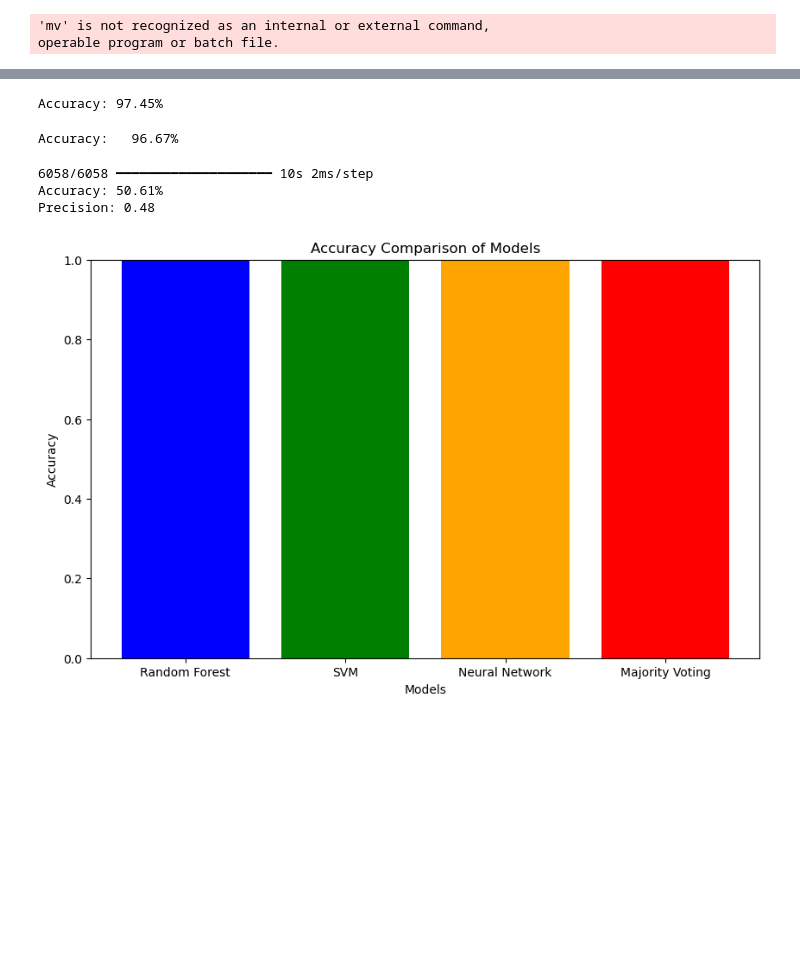
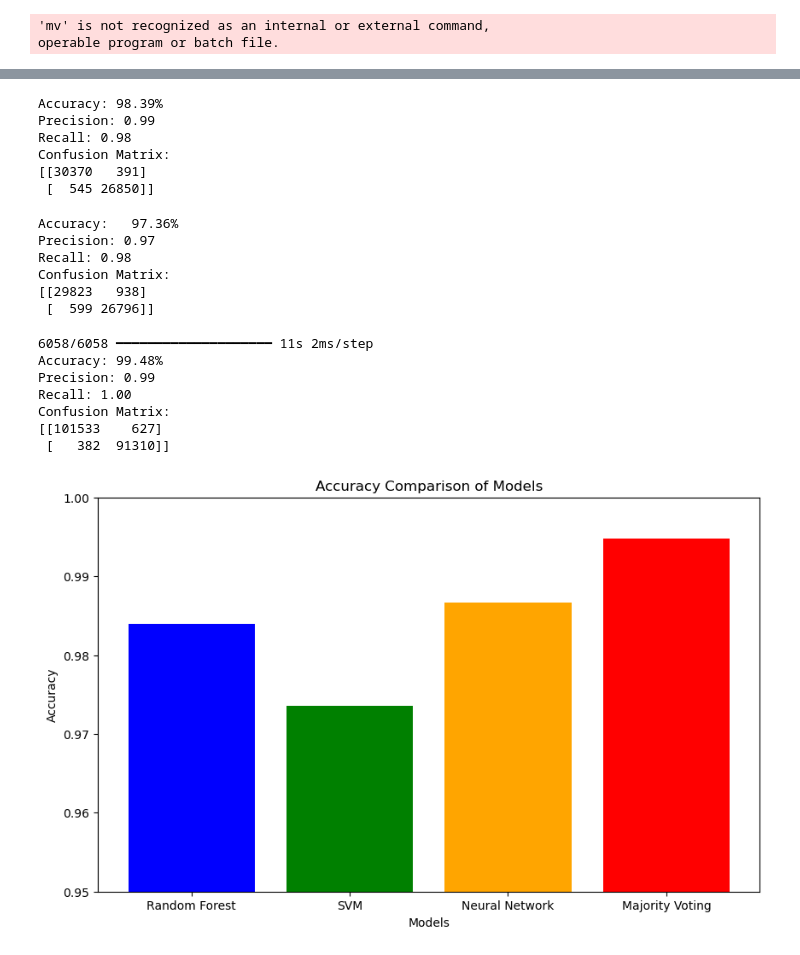
Before and after one commit to RaivoPoisu/SpamMail5, a Jupyter notebook: main.ipynb, the cells around one changed output, grey strips where cells are left out. Saved outputs shown, nothing was run; the diff lists cells and outputs as text; code cells hidden in the pictures; blank space fills up the shorter version.

```diff
--- a/main.ipynb
+++ b/main.ipynb
@@ -84,8 +85,13 @@ Neural, Nvector=Model.ReadModel2("Neural")
 # %%
 import Model
 importlib.reload(Model)
-modelRF=Model.RandomForestModel(SpamDataModel)
+modelRF,rf_pred,rf_acc,rf_prec,rf_recall,rf_cm=Model.RandomForestModel(SpamDataModel)
 # %% [output]
-Accuracy: 97.45%
+Accuracy: 98.39%
+Precision: 0.99
+Recall: 0.98
+Confusion Matrix:
+[[30370   391]
+ [  545 26850]]
 # %%
 importlib.reload(Model)
@@ -93,6 +99,3 @@ Model.SaveModel(modelRF,"RandomForestSec")
-# %%
-importlib.reload(Model)
-modelRF=Model.ReadModel("RandomForestSec")
 # %%
 ##############
 
@@ -106,9 +109,14 @@ modelRF=Model.ReadModel("RandomForestSec")
 # %%
 import Model
 importlib.reload(Model)
-SVModel=Model.SVM_Model(SpamDataModel)
+SVModel,svm_pred,svm_acc,svm_prec,svm_recall,svm_cm=Model.SVM_Model(SpamDataModel)
 # %% [output]
-Accuracy:   96.67%
+Accuracy:   97.36%
+Precision: 0.97
+Recall: 0.98
+Confusion Matrix:
+[[29823   938]
+ [  599 26796]]
 # %%
 importlib.reload(Model)
 Model.SaveModel(SVModel,"SVM")
@@ -127,11 +135,15 @@ Model.SaveModel(SVModel,"SVM")
 # %%
 import Model
 importlib.reload(Model)
-final_pred=Model.MajorityVotingModel(SpamDataTest, modelRF, SVModel, Neural)
+final_pred,final_acc,final_prec,final_recall,final_cm=Model.MajorityVotingModel(SpamDataModel, modelRF, SVModel, Neural)
 # %% [output]
-6058/6058 ━━━━━━━━━━━━━━━━━━━━ 10s 2ms/step
-Accuracy: 50.61%
-Precision: 0.48
+6058/6058 ━━━━━━━━━━━━━━━━━━━━ 11s 2ms/step
+Accuracy: 99.48%
+Precision: 0.99
+Recall: 1.00
+Confusion Matrix:
+[[101533    627]
+ [   382  91310]]
 # %%
 #############33
 
@@ -144,20 +156,23 @@ Precision: 0.48
 #############3
 # %%
 import matplotlib.pyplot as plt
+from sklearn.metrics import accuracy_score
+from sklearn.metrics import precision_score
 
-# Accuracy
-accuracies = [50, 55, 64, 80]
+
+# Accuracy, will copy from output, i messed up with output and doing again will take too long
+accuracies = [rf_acc,svm_acc,nn_acc,final_acc]
 model_names = ['Random Forest', 'SVM', 'Neural Network', 'Majority Voting']
 
 plt.figure(figsize=(10, 6))
 plt.bar(model_names, accuracies, color=['blue', 'green', 'orange', 'red'])
 plt.xlabel('Models')
 plt.ylabel('Accuracy')
 plt.title('Accuracy Comparison of Models')
-plt.ylim(0, 1)
+plt.ylim(0.95, 1)
 plt.show()
 # %% [output]
-[figure, old version]
+[figure, new version]
 # %%
 import matplotlib.pyplot as plt
 
```
Also changed, not shown: parts of 10 cells of this notebook, 5 other files.
